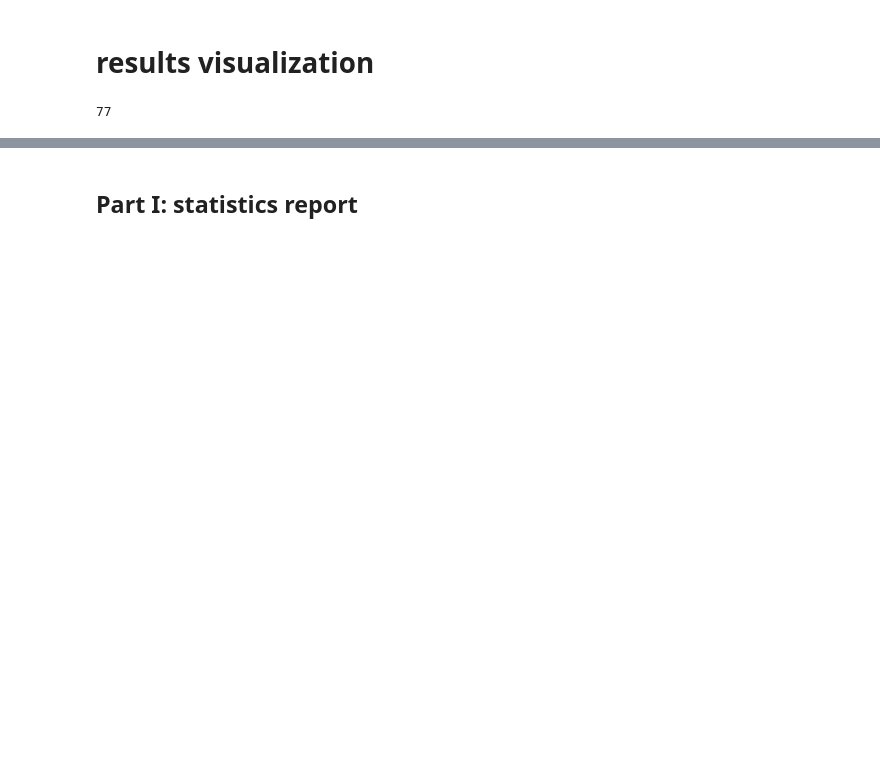
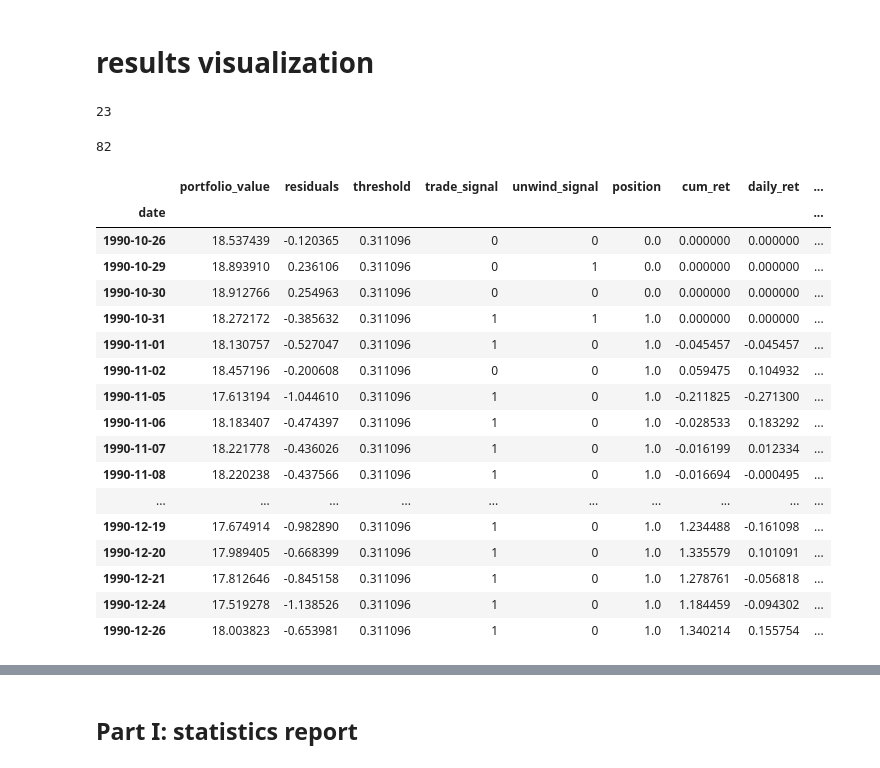
Before and after one commit to KeyangPan/PairsTrading, a Jupyter notebook: main_MRP_visualization.ipynb, the cells around one changed output, grey strips where cells are left out. Cells and saved outputs as stored; diff of their text form; code cells hidden in the pictures; blank space fills up the shorter version.

```diff
--- a/main_MRP_visualization.ipynb
+++ b/main_MRP_visualization.ipynb
@@ -12,15 +12,38 @@ with open('output_MRP/test_tables_train8_test2.pkl', 'rb') as file:
 
 with open('output_MRP/train_tables_train8_test2.pkl', 'rb') as file:
     train_list = pickle.load(file)
-# %%
-
-mask = []
-for i in range(len(test_list)):
-    table = test_list[i]
-    val = (table['portfolio_value'] >= 0).all()
-    mask.append(val)
-
-test_list_filtered = [test_list[i] for i in range(len(test_list)) if mask[i]]
-len(test_list_filtered)
-# %% [output]
-77
+# %%
+count = 0
+for table in test_list:
+    table['cum_ret'] = table['daily_ret'].cumsum()
+
+    if table['cum_ret'][-1] < 0:
+        count += 1
+print(count)
+# %% [output]
+23
+# %%
+len(test_list)
+# %% [output]
+82
+# %%
+test_list[1]
+# %% [output]
+|  | portfolio_value | residuals | threshold | trade_signal | unwind_signal | position | cum_ret | daily_ret | ... |
+| date |  |  |  |  |  |  |  |  | ... |
+| 1990-10-26 | 18.537439 | -0.120365 | 0.311096 | 0 | 0 | 0.0 | 0.000000 | 0.000000 | ... |
+| 1990-10-29 | 18.893910 | 0.236106 | 0.311096 | 0 | 1 | 0.0 | 0.000000 | 0.000000 | ... |
+| 1990-10-30 | 18.912766 | 0.254963 | 0.311096 | 0 | 0 | 0.0 | 0.000000 | 0.000000 | ... |
+| 1990-10-31 | 18.272172 | -0.385632 | 0.311096 | 1 | 1 | 1.0 | 0.000000 | 0.000000 | ... |
+| 1990-11-01 | 18.130757 | -0.527047 | 0.311096 | 1 | 0 | 1.0 | -0.045457 | -0.045457 | ... |
+| 1990-11-02 | 18.457196 | -0.200608 | 0.311096 | 0 | 0 | 1.0 | 0.059475 | 0.104932 | ... |
+| 1990-11-05 | 17.613194 | -1.044610 | 0.311096 | 1 | 0 | 1.0 | -0.211825 | -0.271300 | ... |
+| 1990-11-06 | 18.183407 | -0.474397 | 0.311096 | 1 | 0 | 1.0 | -0.028533 | 0.183292 | ... |
+| 1990-11-07 | 18.221778 | -0.436026 | 0.311096 | 1 | 0 | 1.0 | -0.016199 | 0.012334 | ... |
+| 1990-11-08 | 18.220238 | -0.437566 | 0.311096 | 1 | 0 | 1.0 | -0.016694 | -0.000495 | ... |
+| ... | ... | ... | ... | ... | ... | ... | ... | ... | ... |
+| 1990-12-19 | 17.674914 | -0.982890 | 0.311096 | 1 | 0 | 1.0 | 1.234488 | -0.161098 | ... |
+| 1990-12-20 | 17.989405 | -0.668399 | 0.311096 | 1 | 0 | 1.0 | 1.335579 | 0.101091 | ... |
+| 1990-12-21 | 17.812646 | -0.845158 | 0.311096 | 1 | 0 | 1.0 | 1.278761 | -0.056818 | ... |
+| 1990-12-24 | 17.519278 | -1.138526 | 0.311096 | 1 | 0 | 1.0 | 1.184459 | -0.094302 | ... |
+| 1990-12-26 | 18.003823 | -0.653981 | 0.311096 | 1 | 0 | 1.0 | 1.340214 | 0.155754 | ... |
```
Also changed, not shown: parts of 5 cells of this notebook, 4 other files.
